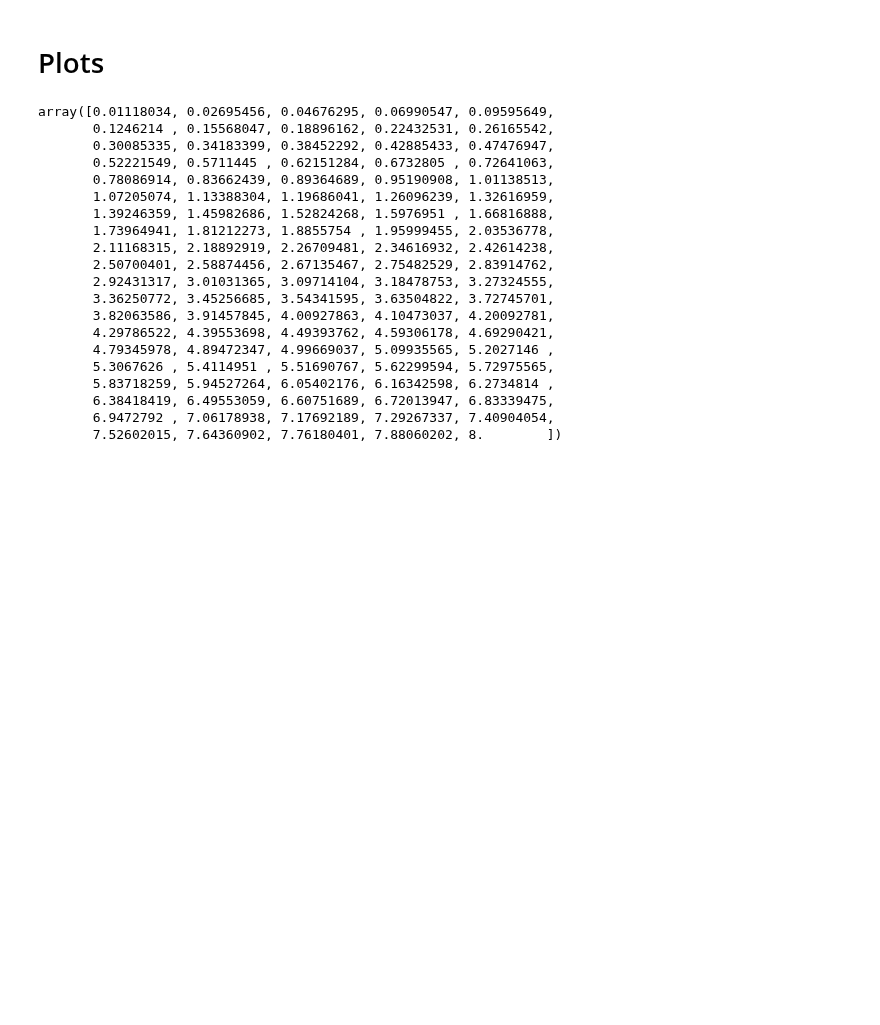
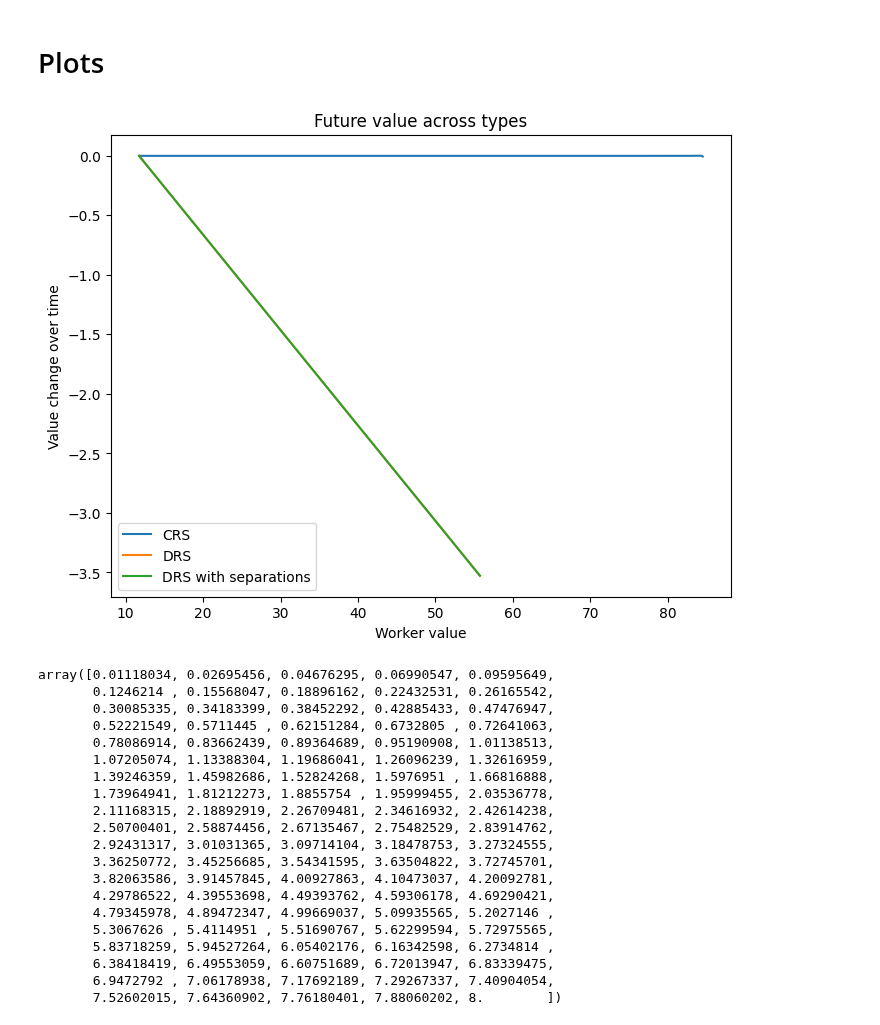
Before and after one commit to zalandru/Dynamic-Contracting-Multi-worker-Firm, a Jupyter notebook: Multiworker_wage_2steps/Initiating MWF.ipynb, the cells around one changed output. Drawn from its saved outputs; the diff is of its cells as text; code cells hidden in the pictures; blank space fills up the shorter version.

```diff
--- a/Multiworker_wage_2steps/Initiating MWF.ipynb
+++ b/Multiworker_wage_2steps/Initiating MWF.ipynb
@@ -104,7 +122,9 @@ mwc=MultiworkerContract(p,cc.js)
 # %%
 plts.CRSvsDRSvalue(cc_W,cc_J,mwc_W,mwc_J/mwc.N_grid[1],mwc_s_W,mwc_s_J,mwc_sd_W,mwc_sd_J,0)
 # %%
-plts.CRSvsDRSpolicy(cc_W,cc_Wstar,mwc_W,mwc_Wstar,mwc_s_W,mwc_s_Wstar,mwc_sd_W,mwc_sd_Wstar,0)
+plts.CRSvsDRSpolicy(cc_W,cc_Wstar,mwc_hmq_W[...,0,:],mwc_hmq_Wstar[...,0],mwc_hmq_sd_W[...,0,:],mwc_hmq_sd_Wstar[...,0],mwc_sd_W,mwc_sd_Wstar,0)
+# %% [output]
+[figure, added]
 # %%
 np.where(mwch_sd_sep==1)
 # %%
```
Also changed, not shown: parts of 10 cells of this notebook, 4 other files.
